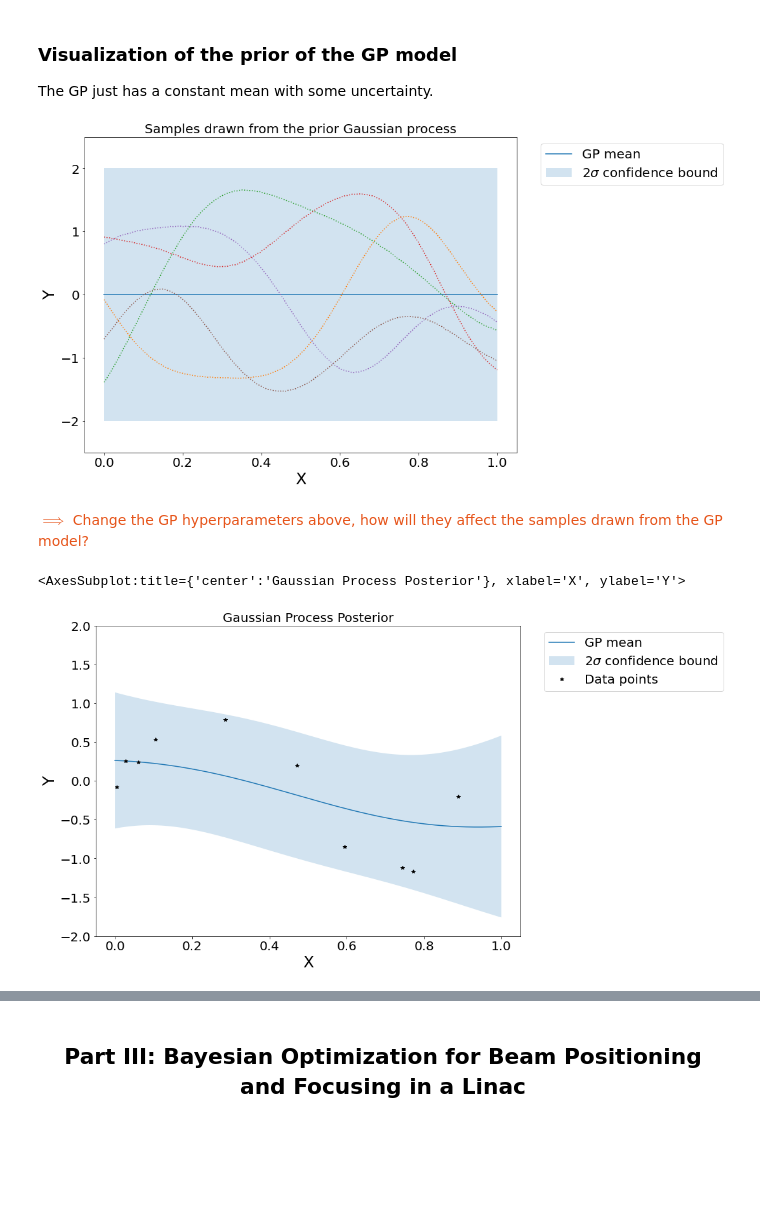
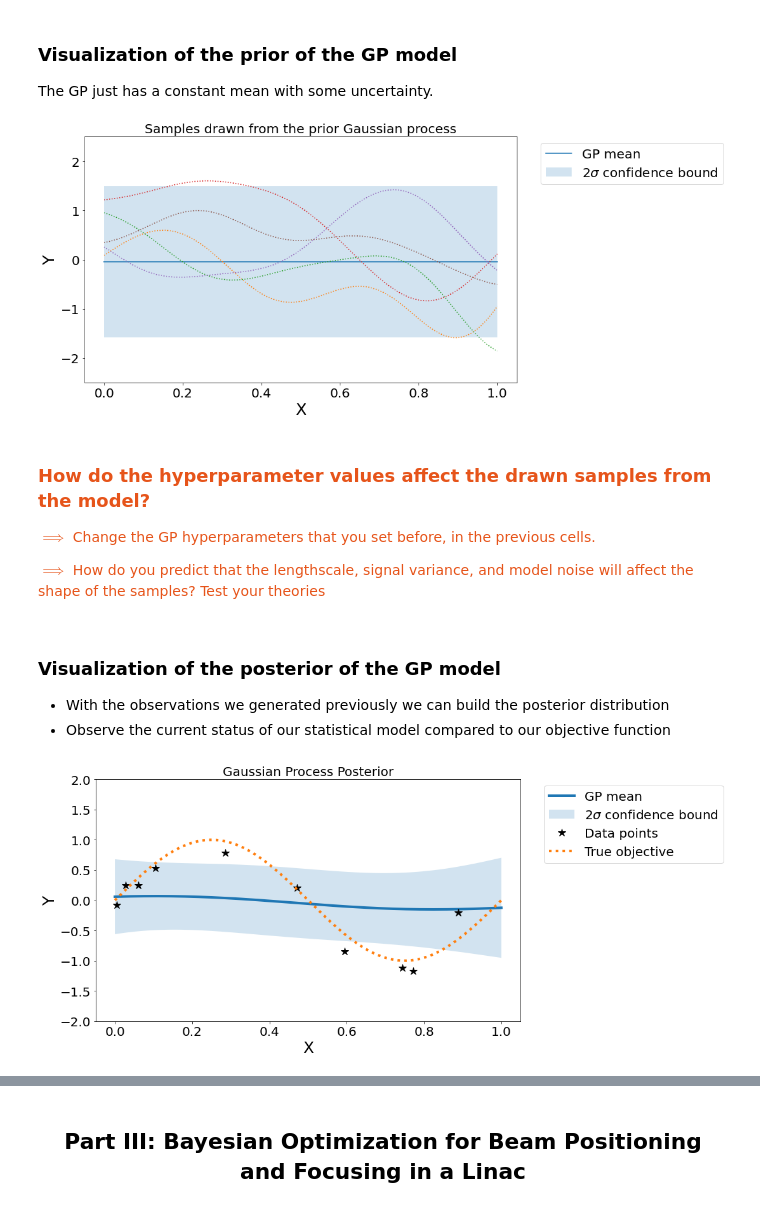
Before and after one commit to aoeftiger/TUDa-NMAP-14, a Jupyter notebook: lecture.ipynb, the cells around one changed output, grey strips where cells are left out. Cells and saved outputs as stored; diff of their text form; code cells hidden in the pictures; blank space fills up the shorter version.

```diff
--- a/lecture.ipynb
+++ b/lecture.ipynb
@@ -220,6 +232,8 @@ rng = torch.random.manual_seed(random_seed)
 # %%
 xmin, xmax = 0, 1
 observations_tot = 10
+noise_level = 0.2  # add some white noise to observations
 observations_x = torch.rand(observations_tot, 1, generator=rng) * (xmax - xmin) + xmin
-observations_y = (torch.sin(observations_x * 2 * np.pi) + torch.randn(size=observations_x.size(), generator=rng) * 0.2)
+observations_y = (torch.sin(observations_x * 2 * np.pi) +
+                  torch.randn(size=observations_x.size(), generator=rng) * noise_level)
 # %% [markdown]
@@ -227,5 +241,6 @@ observations_y = (torch.sin(observations_x * 2 * np.pi) + torch.randn(size=obser
 # %%
-objective_x = torch.linspace(xmin, xmax, 200).reshape(-1, 1)
+samples = 200
+objective_x = torch.linspace(xmin, xmax, samples).reshape(-1, 1)
 objective_y = torch.sin(objective_x * 2 * np.pi)
-test_X = torch.linspace(xmin, xmax, 200)
+test_X = torch.linspace(xmin, xmax, samples)
 # %%
@@ -261,31 +281,34 @@ model = SingleTaskGP(train_X=observations_x, train_Y=observations_y, covar_modul
 # %%
 # You can change the GP hyperparameters here
-model.covar_module.base_kernel.lengthscale = 0.2
-model.covar_module.outputscale = 1
-model.likelihood.noise_covar.noise = 0.1
+model.covar_module.base_kernel.lengthscale = 0.5
+model.covar_module.outputscale = 0.5  # signal variance
+model.likelihood.noise_covar.noise = 0.5
 # %% [markdown]
 <h3>Visualization of the prior of the GP model</h3>
 The GP just has a constant mean with some uncertainty.
 # %%
+# Visualize the prior
 ax = sample_gp_prior_plot(model, test_X)
 ax.set_ylim(-2.5, 2.5);
 # %% [output]
-[figure, old version]
+[figure, new version]
 # %% [markdown]
-<p style="color:#e6541a;">$\implies$  Change the GP hyperparameters above, how will they affect the samples drawn from the GP model?</p>
+<h3 style="color:#e6541a;">How do the hyperparameter values affect the drawn samples from the model?</h3>
+<p style="color:#e6541a;">$\implies$  Change the GP hyperparameters that you set before, in the previous cells.
+<p style="color:#e6541a;">$\implies$  How do you predict that the lengthscale, signal variance, and model noise will affect the shape of the samples? Test your theories</p>
+# %% [markdown]
+<h3>Visualization of the posterior of the GP model</h3>
+
+- With the observations we generated previously we can build the posterior distribution
+- Observe the current status of our statistical model compared to our objective function
+# %%
+# You can change the GP hyperparameters here again
+model.covar_module.base_kernel.lengthscale = 0.5
+model.covar_module.outputscale = 0.5  # signal variance
+model.likelihood.noise_covar.noise = 0.5
 # %%
-kernel = ScaleKernel(RBFKernel())
-model = SingleTaskGP(train_X=observations_x, train_Y=observations_y, covar_module=kernel)
-#################################################################################
-### Modify the values below so that GP model properly fits the unknown function
-model.covar_module.base_kernel.lengthscale = 0.5
-model.covar_module.outputscale = 1
-model.likelihood.noise_covar.noise = 1
-#################################################################################
-
-# Show the GP posterior with observed data points
-sample_gp_posterior_plot(model, test_X, y_lim=(-2,2), n_samples=0)
-# You can now increase the `n_samples` here to show some functions sampled from the GP posterior
+# Visualize the posterior
+sample_gp_posterior_plot(model, test_X, y_lim=(-2,2), n_samples=0, show_true_f=True,
+                         true_f_x= objective_x, true_f_y=objective_y);
 # %% [output]
-<AxesSubplot:title={'center':'Gaussian Process Posterior'}, xlabel='X', ylabel='Y'>
-[figure, old version]
+[figure, new version]
```
Also changed, not shown: parts of 66 cells of this notebook, 2 other files.
